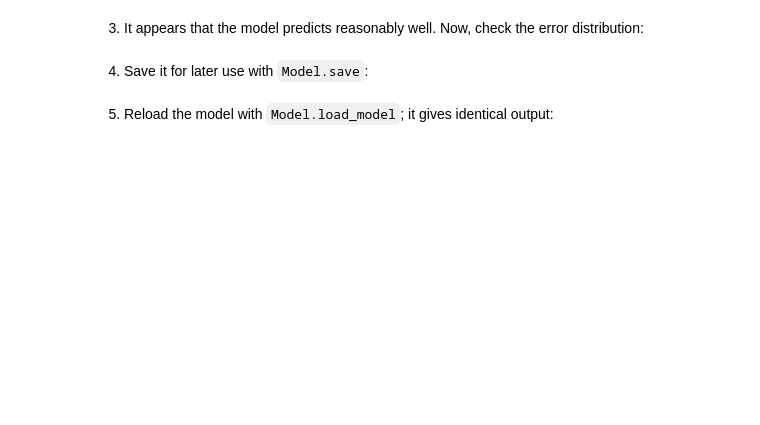
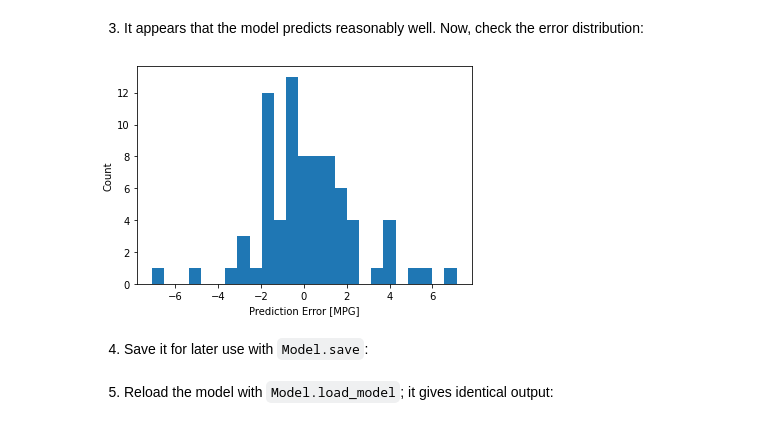
Before and after one commit to PanoEvJ/my-MLE-11, a Jupyter notebook: assignments/week-07-intro-dl/nb/fuel_efficiency.ipynb, the cells around one changed output. Drawn from its saved outputs; the diff is of its cells as text; code cells hidden in the pictures; blank space fills up the shorter version.

```diff
--- a/assignments/week-07-intro-dl/nb/fuel_efficiency.ipynb
+++ b/assignments/week-07-intro-dl/nb/fuel_efficiency.ipynb
@@ -295,10 +431,12 @@ _ = plt.plot(lims, lims)
 # %% [markdown]
 3. It appears that the model predicts reasonably well. Now, check the error distribution:
 # %%
-error = None # YOUR CODE HERE
+error = test_labels - test_predictions # YOUR CODE HERE
 plt.hist(error, bins=25)
 plt.xlabel('Prediction Error [MPG]')
 _ = plt.ylabel('Count')
+# %% [output]
+[figure, added]
 # %% [markdown]
 4. Save it for later use with `Model.save`:
 # %%
```
Also changed, not shown: parts of 52 cells of this notebook.
